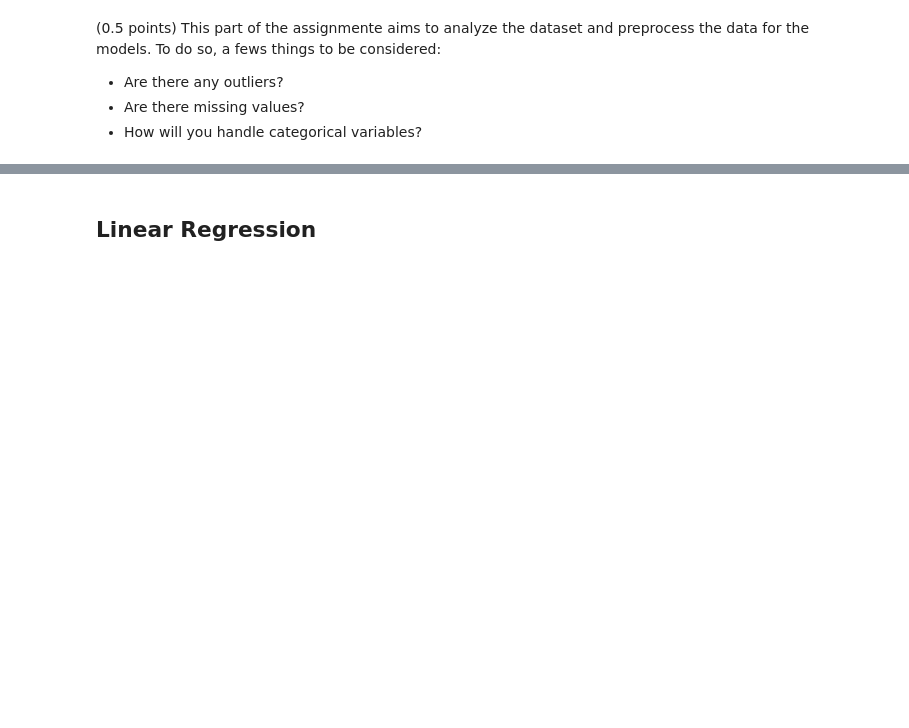
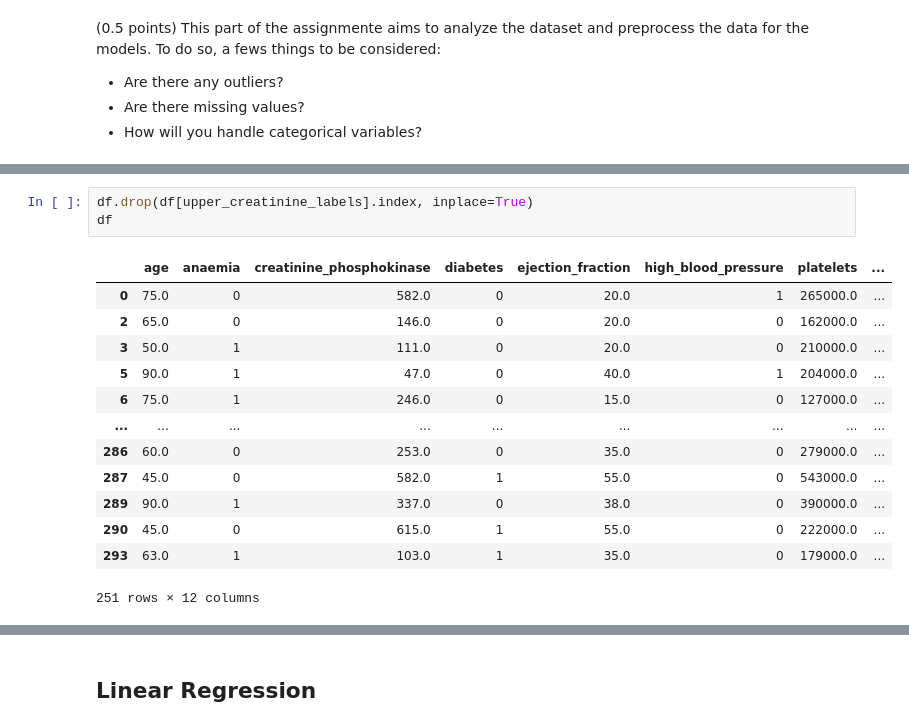
Before and after one commit to rubenscp/MO444-MC886-Tarefas, a Jupyter notebook: Tarefa 02/T2_Classical_Techniques.ipynb, the cells around one changed output, grey strips where cells are left out. Cells and saved outputs as stored; diff of their text form; blank space fills up the shorter version.

```diff
--- a/Tarefa 02/T2_Classical_Techniques.ipynb
+++ b/Tarefa 02/T2_Classical_Techniques.ipynb
@@ -69,0 +172,17 @@ FileNotFoundError: [Errno 2] No such file or directory: 'heart_dataset.csv'
+# %%
+df.drop(df[upper_creatinine_labels].index, inplace=True)
+df
+# %% [output]
+|  | age | anaemia | creatinine_phosphokinase | diabetes | ejection_fraction | high_blood_pressure | platelets | ... |
+| 0 | 75.0 | 0 | 582.0 | 0 | 20.0 | 1 | 265000.0 | ... |
+| 2 | 65.0 | 0 | 146.0 | 0 | 20.0 | 0 | 162000.0 | ... |
+| 3 | 50.0 | 1 | 111.0 | 0 | 20.0 | 0 | 210000.0 | ... |
+| 5 | 90.0 | 1 | 47.0 | 0 | 40.0 | 1 | 204000.0 | ... |
+| 6 | 75.0 | 1 | 246.0 | 0 | 15.0 | 0 | 127000.0 | ... |
+| ... | ... | ... | ... | ... | ... | ... | ... | ... |
+| 286 | 60.0 | 0 | 253.0 | 0 | 35.0 | 0 | 279000.0 | ... |
+| 287 | 45.0 | 0 | 582.0 | 1 | 55.0 | 0 | 543000.0 | ... |
+| 289 | 90.0 | 1 | 337.0 | 0 | 38.0 | 0 | 390000.0 | ... |
+| 290 | 45.0 | 0 | 615.0 | 1 | 55.0 | 0 | 222000.0 | ... |
+| 293 | 63.0 | 1 | 103.0 | 1 | 35.0 | 0 | 179000.0 | ... |
+251 rows × 12 columns
```
Also changed, not shown: parts of 23 cells of this notebook.
